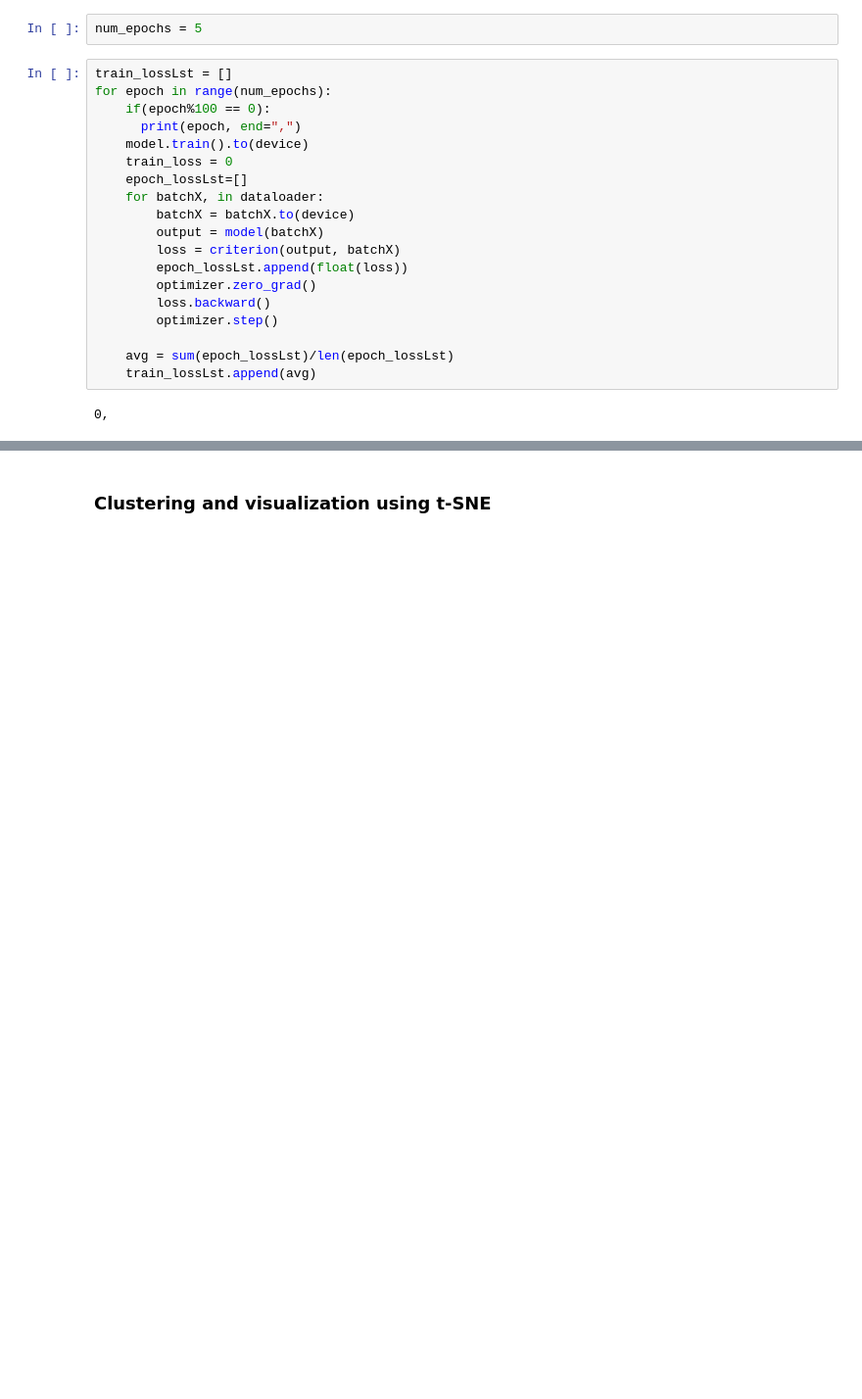
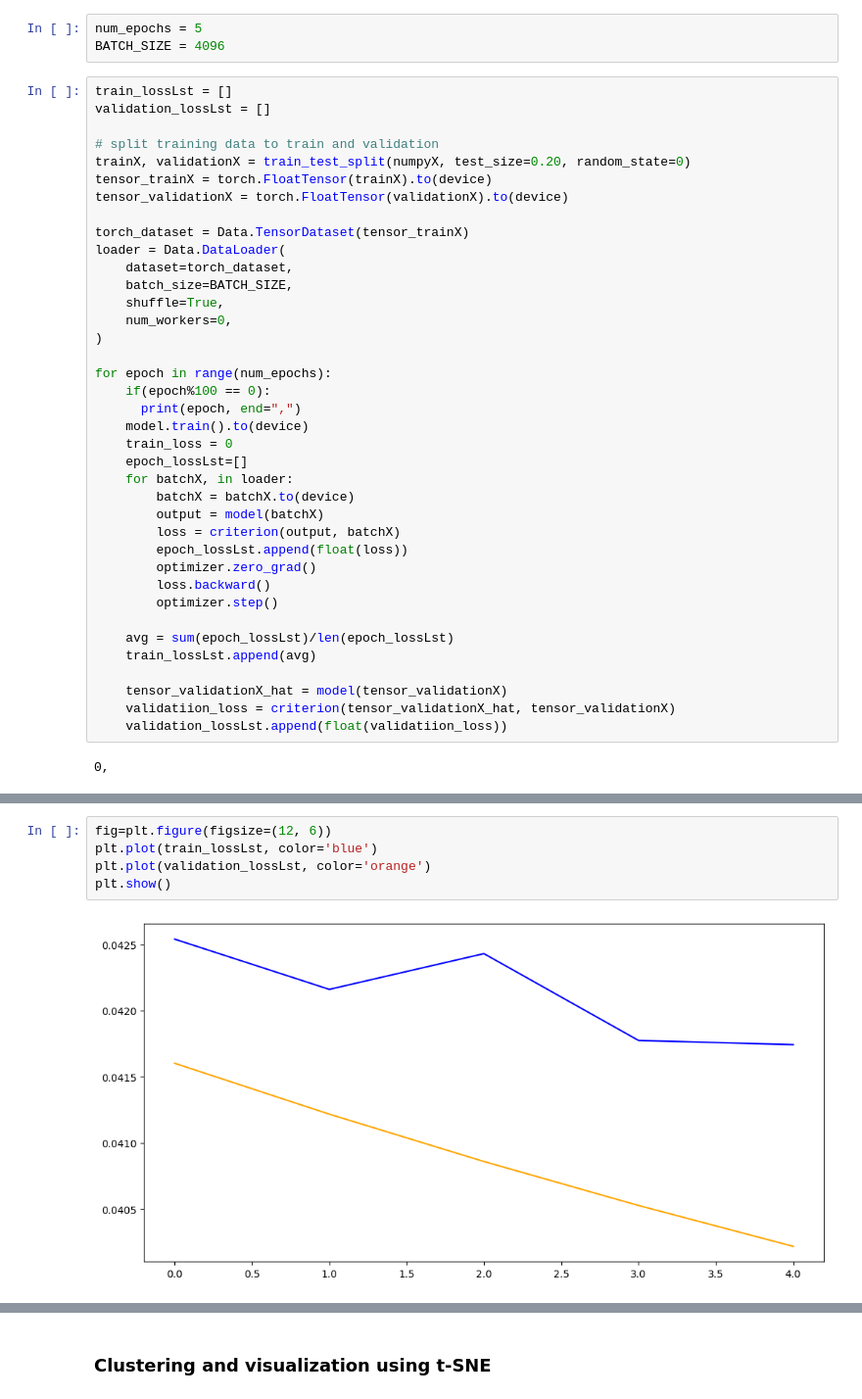
Before and after one commit to TienLungSun/PyTorch-deep-learning, a Jupyter notebook: 9.1. MLP AE(2).ipynb, the cells around one changed output, grey strips where cells are left out. Shown at 98% size. Drawn from its saved outputs; the diff is of its cells as text; blank space fills up the shorter version.

```diff
--- a/9.1. MLP AE(2).ipynb
+++ b/9.1. MLP AE(2).ipynb
@@ -85,15 +68,31 @@ optimizer = torch.optim.Adam(model.parameters(), lr=0.0001)
 ### Train NN
 # %%
 num_epochs = 5
+BATCH_SIZE = 4096
 # %%
 train_lossLst = []
+validation_lossLst = []
+
+# split training data to train and validation
+trainX, validationX = train_test_split(numpyX, test_size=0.20, random_state=0)
+tensor_trainX = torch.FloatTensor(trainX).to(device)
+tensor_validationX = torch.FloatTensor(validationX).to(device)
+
+torch_dataset = Data.TensorDataset(tensor_trainX)
+loader = Data.DataLoader(
+    dataset=torch_dataset,
+    batch_size=BATCH_SIZE,
+    shuffle=True,
+    num_workers=0,
+)
+
 for epoch in range(num_epochs):
     if(epoch%100 == 0):
       print(epoch, end=",")
     model.train().to(device)
     train_loss = 0
     epoch_lossLst=[]
-    for batchX, in dataloader:
+    for batchX, in loader:
         batchX = batchX.to(device)
         output = model(batchX)
         loss = criterion(output, batchX)
@@ -104,5 +103,9 @@ for epoch in range(num_epochs):
 
     avg = sum(epoch_lossLst)/len(epoch_lossLst)
     train_lossLst.append(avg)
+
+    tensor_validationX_hat = model(tensor_validationX)
+    validatiion_loss = criterion(tensor_validationX_hat, tensor_validationX)
+    validation_lossLst.append(float(validatiion_loss))
 # %% [output]
 0,
@@ -117,0 +112,7 @@ torch.Size([512, 128])
+# %%
+fig=plt.figure(figsize=(12, 6))
+plt.plot(train_lossLst, color='blue')
+plt.plot(validation_lossLst, color='orange')
+plt.show()
+# %% [output]
+[figure, added]
```
Also changed, not shown: parts of 33 cells of this notebook.
